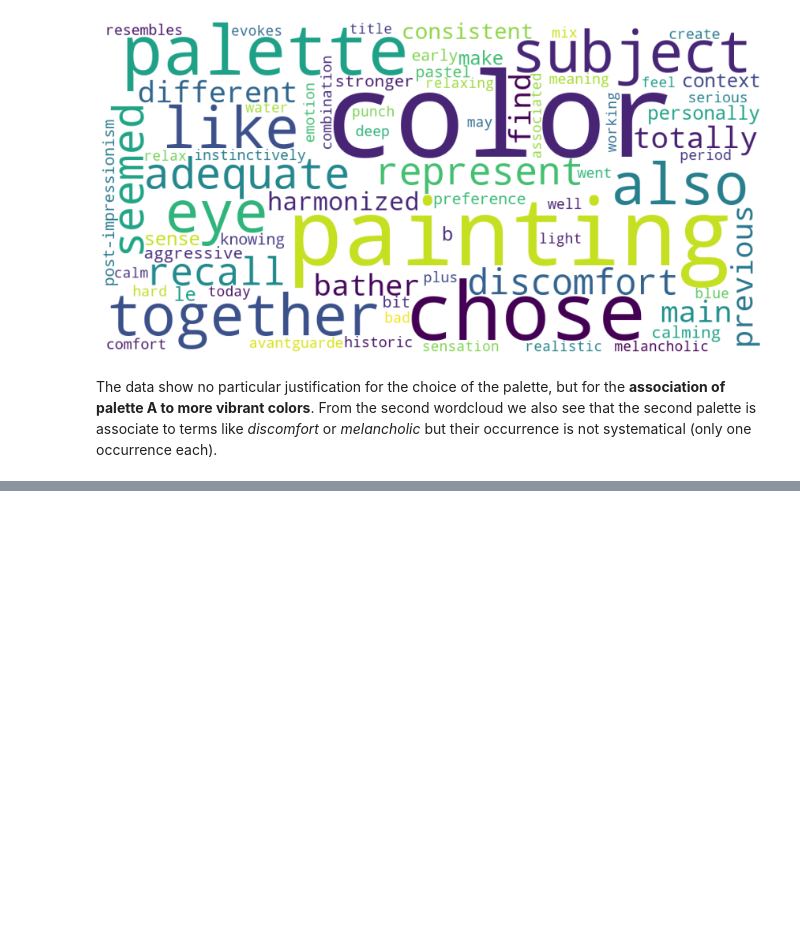
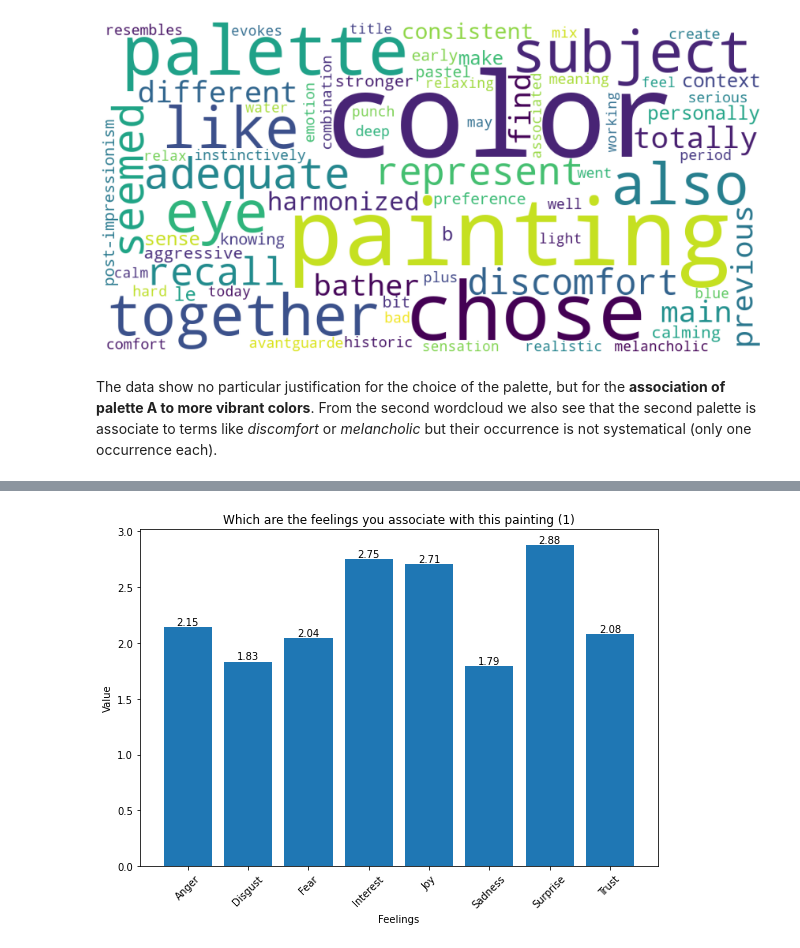
Before and after one commit to ManueleVeggi/mytisse, a Jupyter notebook: testing_sessions/230608_unibo/exploratory_analysis.ipynb, the cells around one changed output, grey strips where cells are left out. Cells and saved outputs as stored; diff of their text form; code cells hidden in the pictures; blank space fills up the shorter version.

```diff
--- a/testing_sessions/230608_unibo/exploratory_analysis.ipynb
+++ b/testing_sessions/230608_unibo/exploratory_analysis.ipynb
@@ -201,0 +276,5 @@ The data show no particular justification for the choice of the palette, but for
+# %%
+# First edit
+emotion_plot(emotion_data("q10"), "Which are the feelings you associate with this painting (1)")
+# %% [output]
+[figure, added]
```
Also changed, not shown: parts of 7 cells of this notebook, 7 other files.
